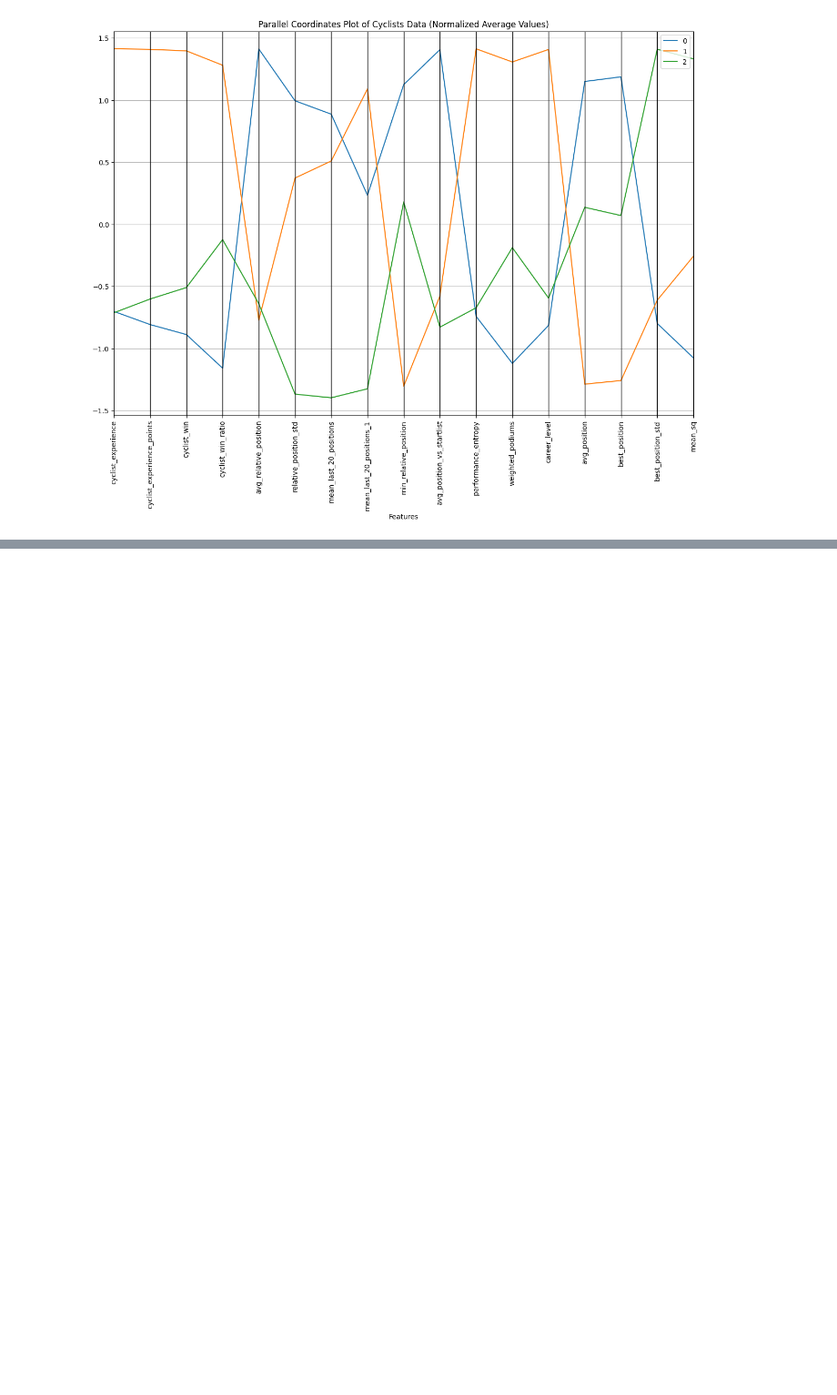
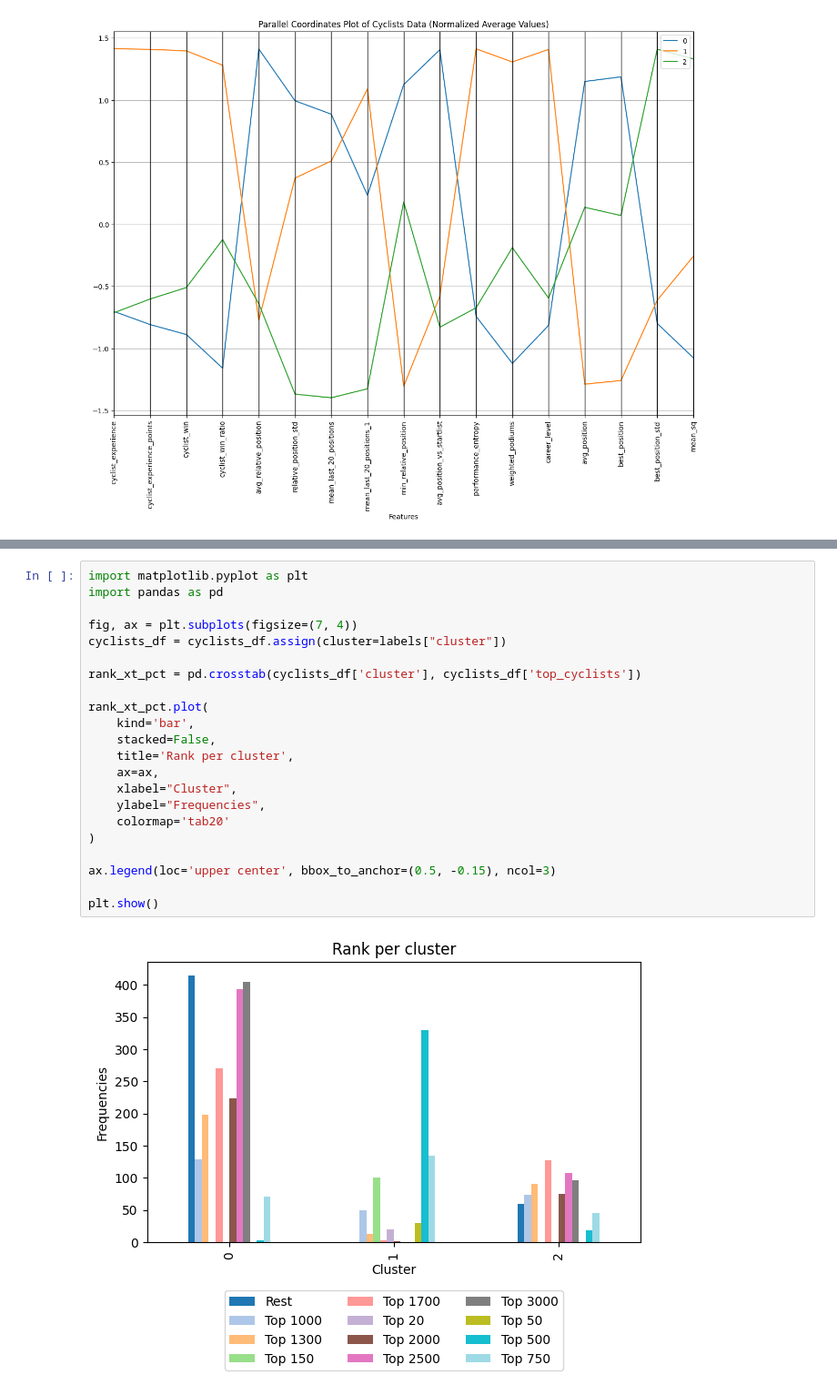
Before and after one commit to effepielle/dm_project24_group_0, a Jupyter notebook: TASK_3/xmeans.ipynb, the cells around one changed output, grey strips where cells are left out. Shown at 91% size. Saved outputs shown, nothing was run; the diff lists cells and outputs as text; blank space fills up the shorter version.

Commit message:
cluster characterization

```diff
--- a/TASK_3/xmeans.ipynb
+++ b/TASK_3/xmeans.ipynb
@@ -186,0 +196,24 @@ plt.show()
+# %%
+import matplotlib.pyplot as plt
+import pandas as pd
+
+fig, ax = plt.subplots(figsize=(7, 4))
+cyclists_df = cyclists_df.assign(cluster=labels["cluster"])
+
+rank_xt_pct = pd.crosstab(cyclists_df['cluster'], cyclists_df['top_cyclists'])
+
+rank_xt_pct.plot(
+    kind='bar',
+    stacked=False,
+    title='Rank per cluster',
+    ax=ax,
+    xlabel="Cluster",
+    ylabel="Frequencies",
+    colormap='tab20'
+)
+
+ax.legend(loc='upper center', bbox_to_anchor=(0.5, -0.15), ncol=3)
+
+plt.show()
+# %% [output]
+[figure, added]
```
Also changed, not shown: parts of 37 cells of this notebook.
